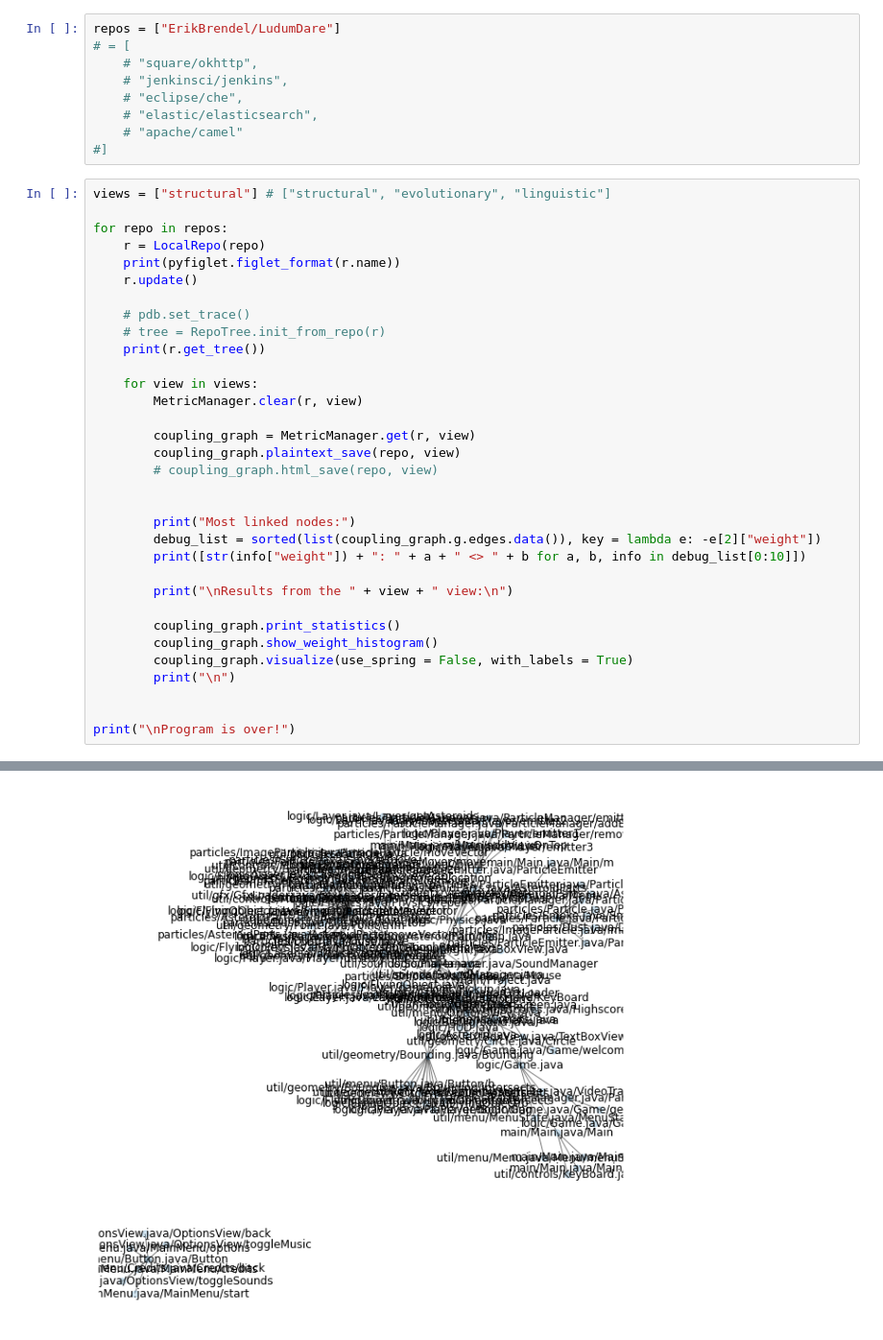
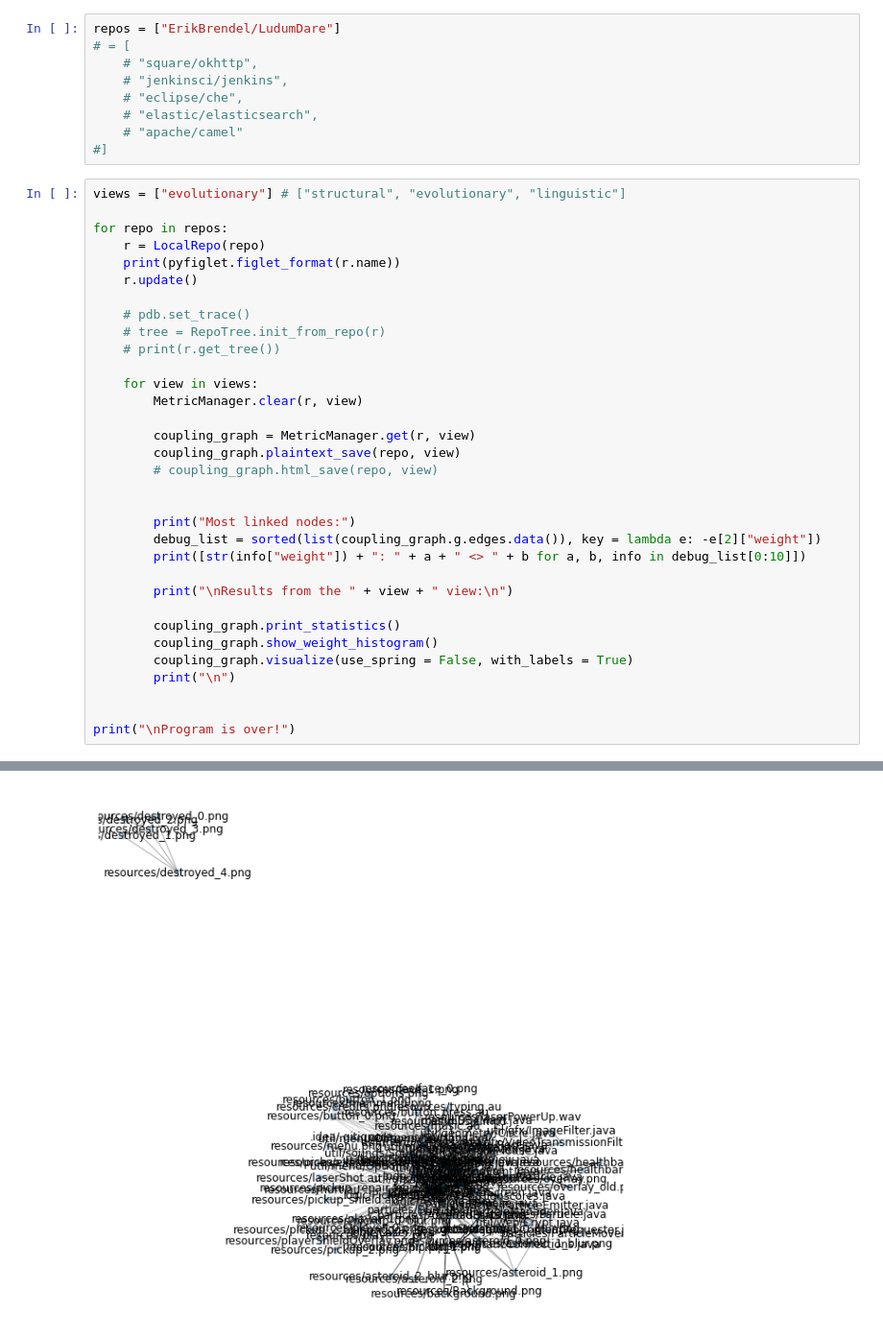
Before and after one commit to ErikBrendel/mvmm, a Jupyter notebook: _MAIN.ipynb, the cells around one changed output, grey strips where cells are left out. Shown: that part at 96% size. Cells and saved outputs as stored; diff of their text form.

```diff
--- a/_MAIN.ipynb
+++ b/_MAIN.ipynb
@@ -18,7 +18,7 @@ repos = ["ErikBrendel/LudumDare"]
     # "apache/camel"
 #]
 # %%
-views = ["structural"] # ["structural", "evolutionary", "linguistic"]
+views = ["evolutionary"] # ["structural", "evolutionary", "linguistic"]
 
 for repo in repos:
     r = LocalRepo(repo)
@@ -27,7 +27,7 @@ for repo in repos:
 
     # pdb.set_trace()
     # tree = RepoTree.init_from_repo(r)
-    print(r.get_tree())
+    # print(r.get_tree())
 
     for view in views:
         MetricManager.clear(r, view)
@@ -73,2 +73,2 @@ Edge weights: [1, 1, 1, 1, 1] ... [1, 2, 2, 2, 2] , mean: 1.0245398773006136
-[figure, old version]
+[figure, new version]
 Program is over!
```
Also changed, not shown: parts of 1 cell of this notebook, 2 other files.
